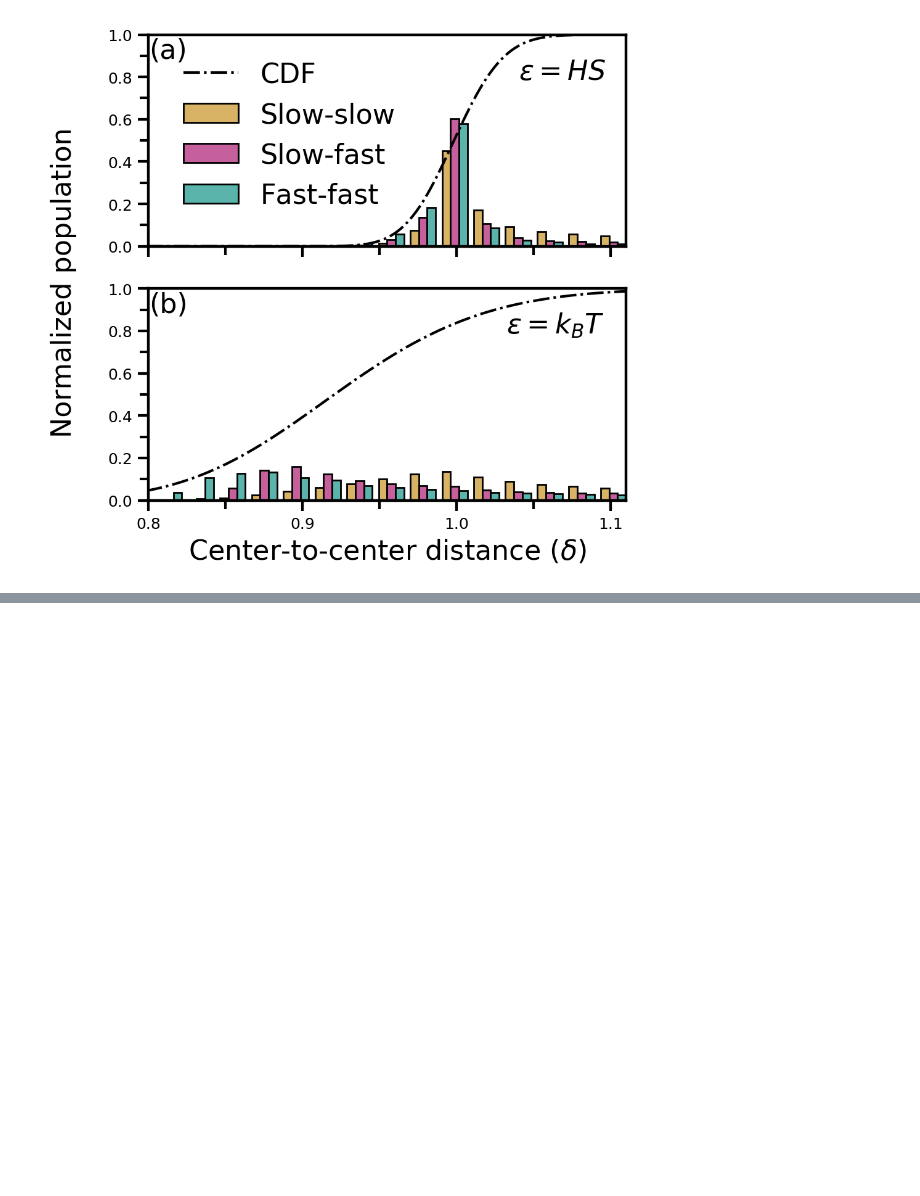
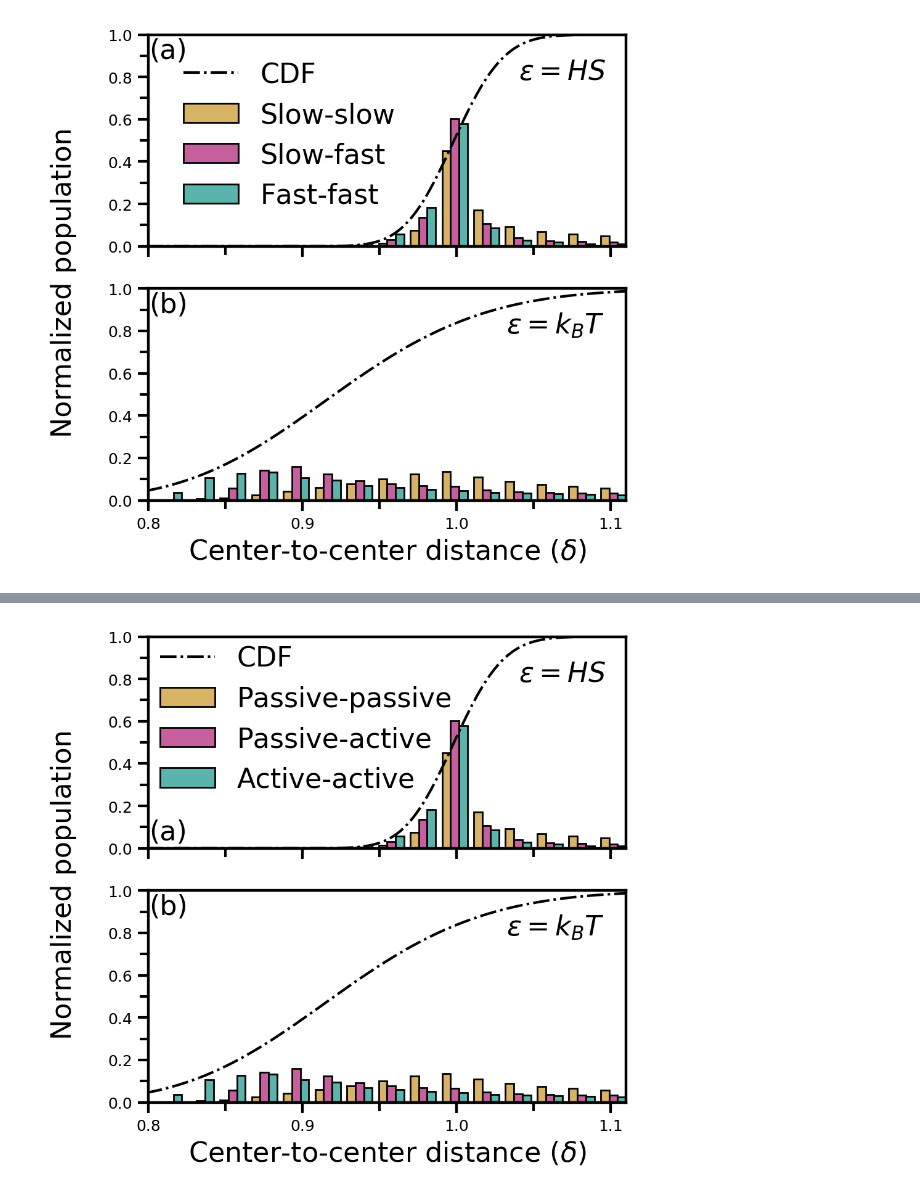
Before and after one commit to kolbt/whingdingdilly, a Jupyter notebook: ipython/histograms_for_methods_figure/methods_hists_only.ipynb, the cells around one changed output, grey strips where cells are left out. Saved outputs shown, nothing was run; the diff lists cells and outputs as text; code cells hidden in the pictures; blank space fills up the shorter version.

Commit message:
Minor histogram figure changes

```diff
--- a/ipython/histograms_for_methods_figure/methods_hists_only.ipynb
+++ b/ipython/histograms_for_methods_figure/methods_hists_only.ipynb
@@ -30,6 +30,12 @@ try:
     Files.remove(".DS_Store")
 except:
     print(".DS_Store not in directory")
+
+try:
+    Files.remove("histogram_compare_methods.pdf")
+except:
+    print("Histogram .pdf not in directory")
+
 nFiles = len(Files)
 Files[0], Files[1] = Files[1], Files[0]
 print(Files)
@@ -454,3 +461,95 @@ plt.close()
 (0.025451969015712565, 0.0, 0.9982870324862759)
 (0.08367532738546664, 0.0, 0.9206828701698211)
 [figure]
+# %%
+# Now we'll make the two-tier histogram figure (on the same scale)
+
+# NOTE: you might have to reorder the file list (which plot should be on top?)
+
+# Try to overlay a fit of the data using numpy
+from scipy.stats import norm
+from scipy.stats import uniform
+from scipy.stats import lognorm
+from scipy.stats import gamma
+from scipy.stats import gaussian_kde
+import matplotlib.mlab as mlab
+from matplotlib.ticker import MultipleLocator, FormatStrFormatter
+mpl.rcParams['axes.linewidth'] = 1.6
+mpl.rcParams['xtick.direction'] = 'out'
+mpl.rcParams['ytick.direction'] = 'out'
+fontsz = 16
+
+headers = list(sims[0])
+headers.remove('ALL')
+overlayLabl = ['Passive-passive', 'Passive-active', 'Active-active']
+overlayColr = ['#ff00ff', '#00ffff', '#00ff00']
+overlayColr = ['#d8b365', '#c6609d', '#5ab4ac']
+lnspc = np.linspace(0, 1.112, 1000)
+
+# This plot has 2 subfigures
+fig, ax = plt.subplots(2, 1, figsize=(5, 5), sharex=True)
+for i in xrange(nFiles):
+    overlayData = []
+    overlayWeig = []
+    for j in headers:
+        plotDat = sims[i][j][~np.isnan(sims[i][j])]
+        weights = np.ones_like(plotDat) / float(len(plotDat))
+        overlayData.append(plotDat)
+        overlayWeig.append(weights)
+
+
+    # Plot the raw histogram data
+    oy, ox, _ = ax[i].hist(overlayData, weights=overlayWeig,
+                        bins=54, range=(0.0, 1.112),
+                        label=overlayLabl,
+                        color=overlayColr,
+                        edgecolor='k',
+                        alpha=1.0,
+                        zorder=0)
+
+    if plotDat.any():
+        # Lognormal for fast-fast
+        outs = lognorm.fit(overlayData[-1], floc=0)
+        print(outs)
+        # Fit produces: shape, location, scale
+        # shape = sigma (standard deviation)
+        # scale = exp(mu) (exponential of mean)
+        cdf_ln = lognorm.cdf(lnspc, *outs)
+        ax[i].plot(lnspc, cdf_ln, label="CDF", linestyle='-.', lw=1.5, c='k', zorder=1)
+
+# Plotting specifics
+ax[0].set_xlim(0.8, 1.11)
+ax[0].set_ylim(0, 1.0)
+ax[1].set_ylim(0, 1.0)
+ax[1].set_xlabel(r'Center-to-center distance $(\delta)$', fontsize=fontsz)
+ax[1].set_ylabel(r'Normalized population', fontsize=fontsz, labelpad=20)
+ax[1].yaxis.set_label_coords(-0.15,1.03)
+ax[0].legend(bbox_to_anchor=(0.001, 1.01), loc=2, borderaxespad=0., frameon=False, fontsize=fontsz)
+# Set the tick parameters
+ax[0].xaxis.set_major_locator(MultipleLocator(0.1))
+ax[0].xaxis.set_minor_locator(MultipleLocator(0.05))
+ax[0].yaxis.set_major_locator(MultipleLocator(0.2))
+ax[0].yaxis.set_minor_locator(MultipleLocator(0.1))
+ax[1].xaxis.set_major_locator(MultipleLocator(0.1))
+ax[1].xaxis.set_minor_locator(MultipleLocator(0.05))
+ax[1].yaxis.set_major_locator(MultipleLocator(0.2))
+ax[1].yaxis.set_minor_locator(MultipleLocator(0.1))
+# Set tick dims
+ax[0].tick_params(which='major', length=6, width = 1.5)
+ax[0].tick_params(which='minor', length=5, width = 1.5)
+ax[1].tick_params(which='major', length=6, width = 1.5)
+ax[1].tick_params(which='minor', length=5, width = 1.5)
+
+plt.text(0.001, 0.04, '(a)', fontsize=fontsz, transform=ax[0].transAxes)
+plt.text(0.001, 0.89, '(b)', fontsize=fontsz, transform=ax[1].transAxes)
+plt.text(0.775, 0.79, r'$\epsilon=HS$', fontsize=fontsz, transform=ax[0].transAxes)
+plt.text(0.75, 0.79, r'$\epsilon=k_{B}T$', fontsize=fontsz, transform=ax[1].transAxes)
+
+# plt.show()
+# Show the plot and close it
+outname = 'histogram_compare_methods'
+outname += '.pdf'
+plt.savefig(outname, dpi=2000, bbox_inches = 'tight', pad_inches = 0)
+plt.show()
+plt.close()
+# %% [output]
@@ -456,0 +558 @@ plt.close()
+[figure, added]
```
Also changed, not shown: parts of 2 cells of this notebook.
